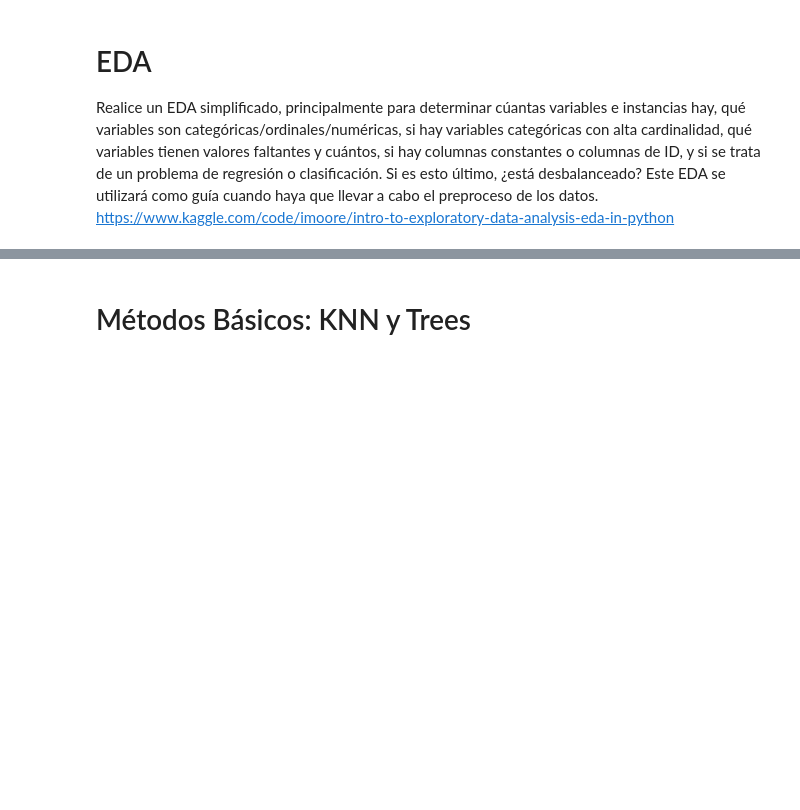
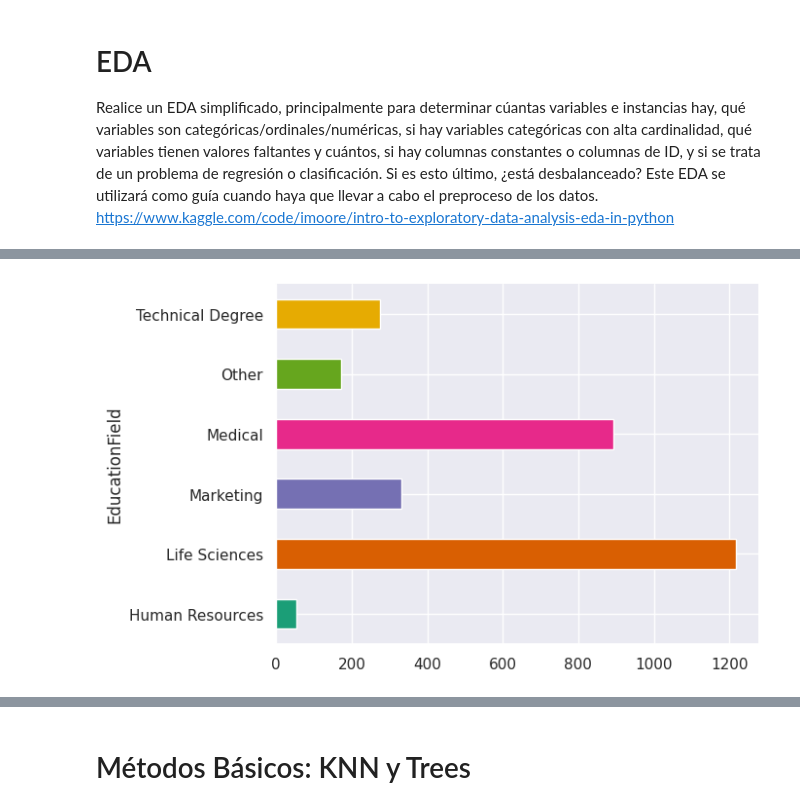
Before and after one commit to Guillermo100472109/Aprendizaje-Automatico, a Jupyter notebook: Entrega.ipynb, the cells around one changed output, grey strips where cells are left out. Cells and saved outputs as stored; diff of their text form; code cells hidden in the pictures; blank space fills up the shorter version.

```diff
--- a/Entrega.ipynb
+++ b/Entrega.ipynb
@@ -8,3 +8,13 @@ variables tienen valores faltantes y cuántos, si hay columnas constantes o colu
 de un problema de regresión o clasificación. Si es esto último, ¿está desbalanceado?
 Este EDA se utilizará como guía cuando haya que llevar a cabo el preproceso de los datos.
 https://www.kaggle.com/code/imoore/intro-to-exploratory-data-analysis-eda-in-python
+# %%
+import pandas as pd
+import numpy as np
+import seaborn as sns                       #visualisation
+import matplotlib.pyplot as plt             #visualisation
+%matplotlib inline
+sns.set(color_codes=True)
+# %%
+df = pd.read_csv('/content/attrition_availabledata_09.csv')
+df.head(5)
@@ -10,0 +107,7 @@ https://www.kaggle.com/code/imoore/intro-to-exploratory-data-analysis-eda-in-pyt
+# %%
+from matplotlib import pyplot as plt
+import seaborn as sns
+df.groupby('EducationField').size().plot(kind=' ', color=sns.palettes.mpl_palette('Dark2'))
+plt.gca().spines[['top', 'right',]].set_visible(False)
+# %% [output]
+[figure, added]
```
Also changed, not shown: parts of 8 cells of this notebook.
